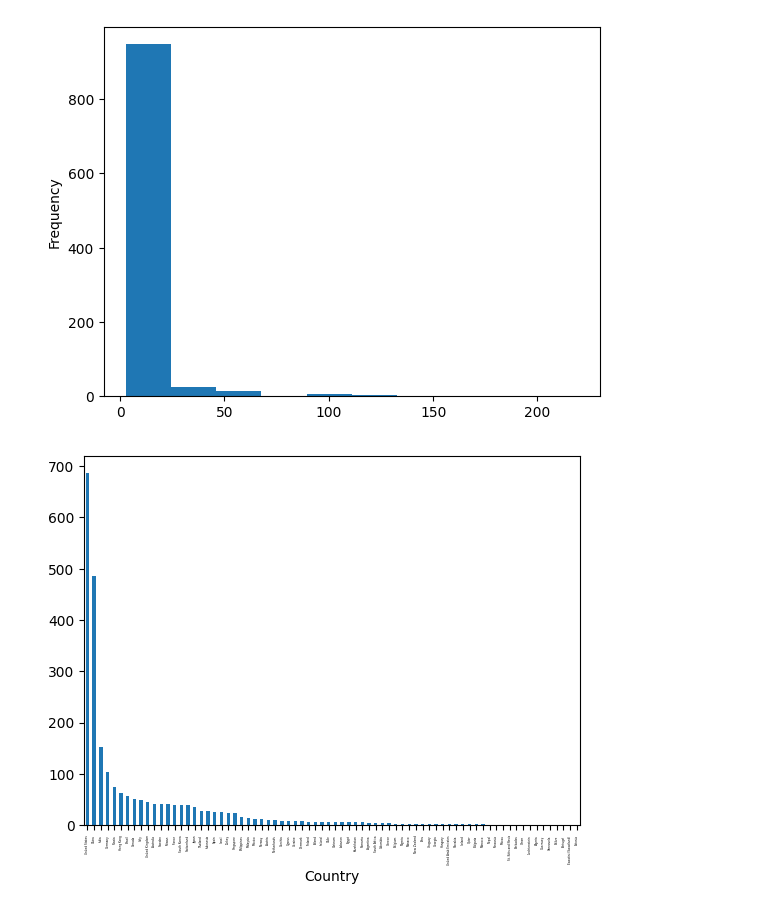
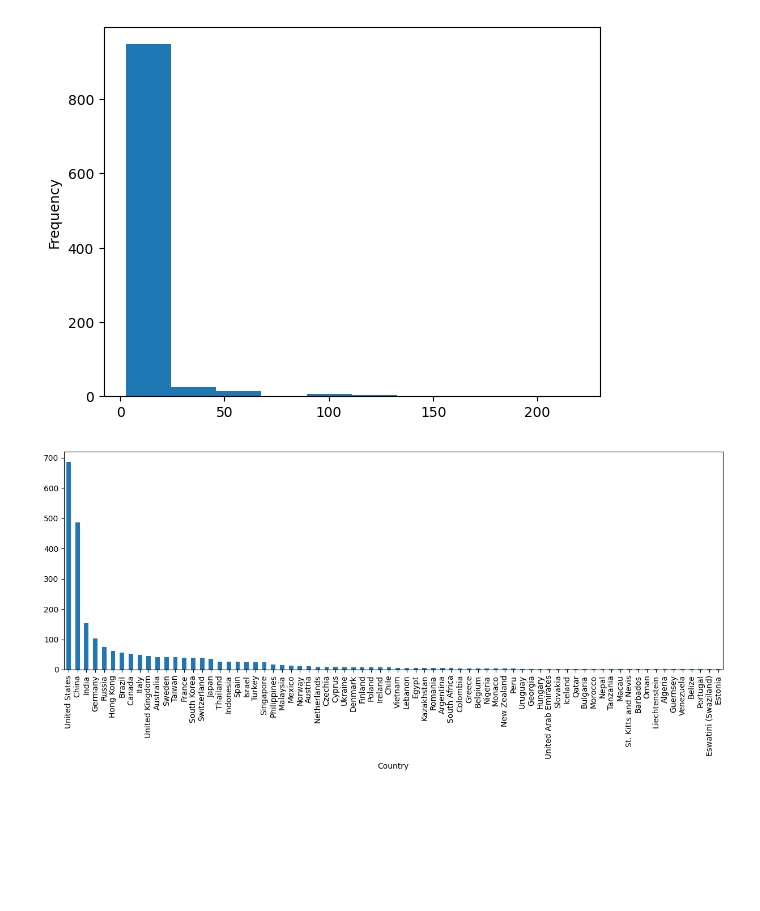
Before and after one commit to rladbstj56/2024PythonDataAnalysis, a Jupyter notebook: 241008과제1.ipynb, the cells around one changed output. Drawn from its saved outputs; the diff is of its cells as text; code cells hidden in the pictures; blank space fills up the shorter version.

```diff
--- a/241008과제1.ipynb
+++ b/241008과제1.ipynb
@@ -6,13 +6,17 @@
 import pandas as pd
 import numpy as np
 
-df = pd.read_csv('/content/drive/MyDrive/pythondataanalysis/과제1/hw1_data.csv', encoding='ISO-8859-1')
+# 교수님이 올려주신 encoding 방법 한번 찾아보기
+# 한글 있을때 처리법
+# df = pd.read_csv('/content/drive/MyDrive/pythondataanalysis/과제1/hw1_data.csv', encoding='ISO-8859-1')
+df = pd.read_csv('/content/drive/MyDrive/pythondataanalysis/과제1/hw1_data.csv', encoding='cp949')
 
 
 # 1. 데이터프레임 상위 10 개와 하위 1 개를 출력하고 각 열의 자료형을 출력하시오
 
-print(df.head(10))
-print(df.tail(1))
+print("상위 10개\n",df.head(10),"\n")
 
-print(df.info())
+print("하위 1개\n",df.tail(1),"\n")
+
+print(df.info()) # 각 열의 자료형
 # %% [output]
@@ -97,9 +101,6 @@ memory usage: 152.1+ KB
 # 3. ‘Net worth’ 열의 데이터를 다음과 같이 정규화한 후 숫자로 자료형을 변환한 후 출력하시오.
 # ($219 B → 219)
 
-df['Net Worth'] = df['Net Worth'].astype(str)
-# 코드 실행 반복하면서 데이터형 변환된 것 다시 돌려놓아야 해서 작성한 라인
-
 df.info()
 # %% [output]
 <class 'pandas.core.frame.DataFrame'>
@@ -260,8 +262,7 @@ plt.show()
 # %%
 # 10. 국가명 히스토그램을 그리시오. (x 축: 국가명, y 축: 국가 빈도수)
 
-df['Country'].value_counts().plot(kind='bar')
-plt.xticks(fontsize=2)
+df['Country'].value_counts().plot(kind='bar', figsize = (15,5)) # 데이터가 너무 많아서 figure size 조정
 plt.show()
 # %% [output]
-[figure, old version]
+[figure, new version]
```
Also changed, not shown: parts of 3 cells of this notebook.
